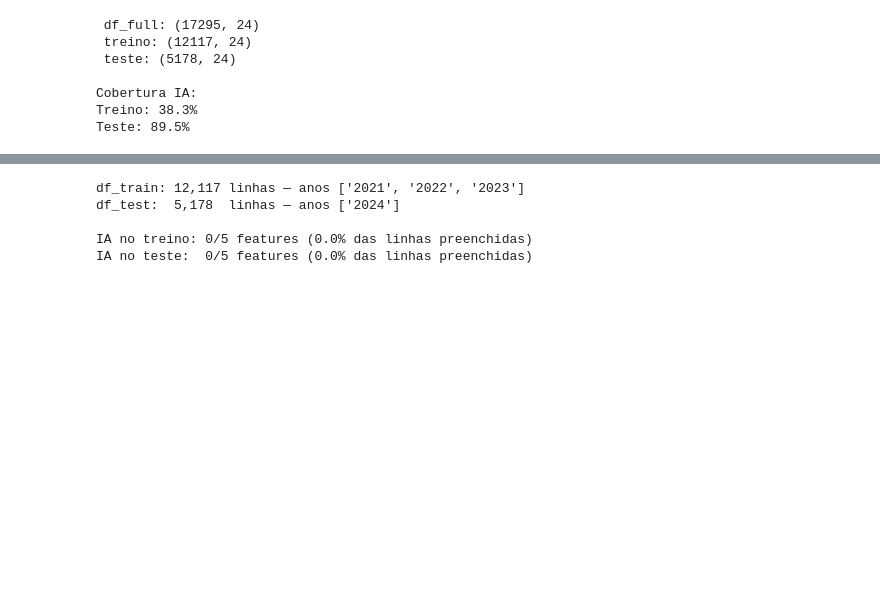
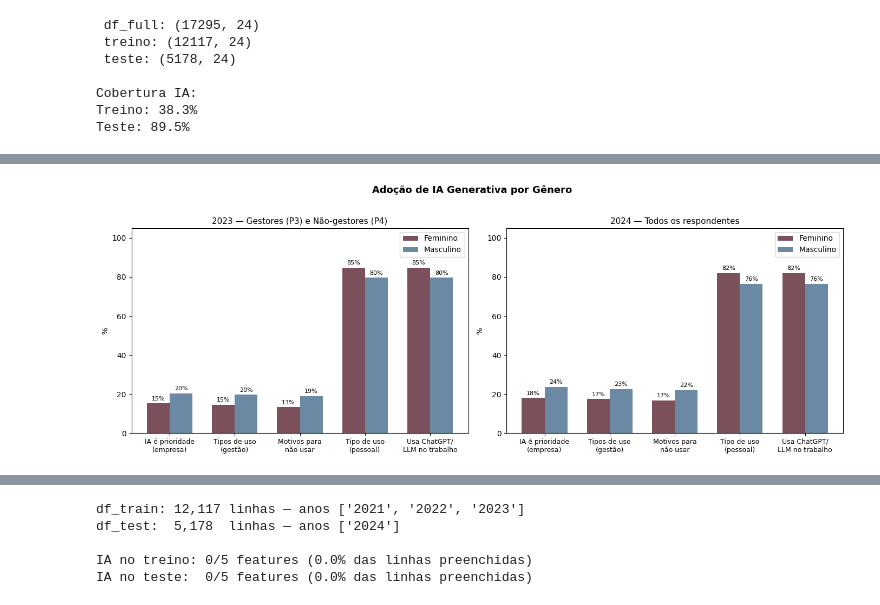
Before and after one commit to julliebelmonte/stateofdata, a Jupyter notebook: state_of_data_genero.ipynb, the cells around one changed output, grey strips where cells are left out. Saved outputs shown, nothing was run; the diff lists cells and outputs as text; code cells hidden in the pictures; blank space fills up the shorter version.

```diff
--- a/state_of_data_genero.ipynb
+++ b/state_of_data_genero.ipynb
@@ -938,0 +885,76 @@ print('✅ resultados_estatisticos.xlsx salvo')
+# %%
+# Binarização das features de IA (Sim = 1, demais = 0 ou NaN estrutural)
+# ia_usa_chatgpt_no_trabalho: 'Sim' / 'Não'
+# ia_prioridade_empresa: 'Sim' / 'Não' / 'Não sei'
+# Para as outras (listas), considera preenchida = usa
+
+for col in IA_FEATURES:
+    col_bin = col + '_bin'
+    if df_ia[col].dtype == object:
+        # se contém 'Sim'/'Não' diretamente
+        if df_ia[col].isin(['Sim', 'Não', 'Não sei']).any():
+            df_ia[col_bin] = (df_ia[col] == 'Sim').astype(float)
+            df_ia.loc[df_ia[col].isna(), col_bin] = float('nan')
+        else:
+            # listas/texto livre — considera preenchida como 'usa'
+            df_ia[col_bin] = df_ia[col].notna().astype(float)
+    else:
+        df_ia[col_bin] = df_ia[col]
+
+IA_FEATS_BIN = [c + '_bin' for c in IA_FEATURES]
+# %%
+# Adoção de IA por gênero — estratificado por gestor (2023) e agregado (2024)
+fig, axes = plt.subplots(1, 2, figsize=(14, 5), sharey=False)
+
+for ax, (label, subset) in zip(
+    axes,
+    [
+        ('2023 — Gestores (P3) e Não-gestores (P4)', df_ia[df_ia['ano_pesquisa'] == '2023']),
+        ('2024 — Todos os respondentes',             df_ia[df_ia['ano_pesquisa'] == '2024']),
+    ]
+):
+    tab = (
+        subset.groupby('genero')[IA_FEATS_BIN]
+        .mean()
+        .mul(100)
+        .rename(columns={c + '_bin': IA_FEAT_LABELS[c] for c in IA_FEATURES})
+        .T
+    )
+
+    if tab.empty:
+        ax.set_title(label)
+        ax.text(0.5, 0.5, 'Sem dados', ha='center', va='center', transform=ax.transAxes)
+        continue
+
+    x = range(len(tab))
+    width = 0.35
+    for j, genero in enumerate(['Feminino', 'Masculino']):
+        if genero not in tab.columns:
+            continue
+        vals = tab[genero].fillna(0)
+        bars = ax.bar(
+            [xi + j * width for xi in x],
+            vals,
+            width=width,
+            label=genero,
+            color=CORES_GENERO[genero],
+            alpha=0.85,
+        )
+        for bar, v in zip(bars, vals):
+            if v > 0:
+                ax.text(bar.get_x() + bar.get_width() / 2, bar.get_height() + 1,
+                        f'{v:.0f}%', ha='center', va='bottom', fontsize=8)
+
+    ax.set_xticks([xi + width / 2 for xi in x])
+    ax.set_xticklabels(tab.index, fontsize=9)
+    ax.set_ylabel('%')
+    ax.set_title(label, fontsize=11)
+    ax.legend()
+    ax.set_ylim(0, 105)
+
+plt.suptitle('Adoção de IA Generativa por Gênero', fontsize=13, fontweight='bold', y=1.02)
+plt.tight_layout()
+plt.savefig('figures/2.9_ia_adocao_genero.png', dpi=150, bbox_inches='tight')
+plt.show()
+# %% [output]
+[figure, added]
```
Also changed, not shown: parts of 71 cells of this notebook, 6 other files.
